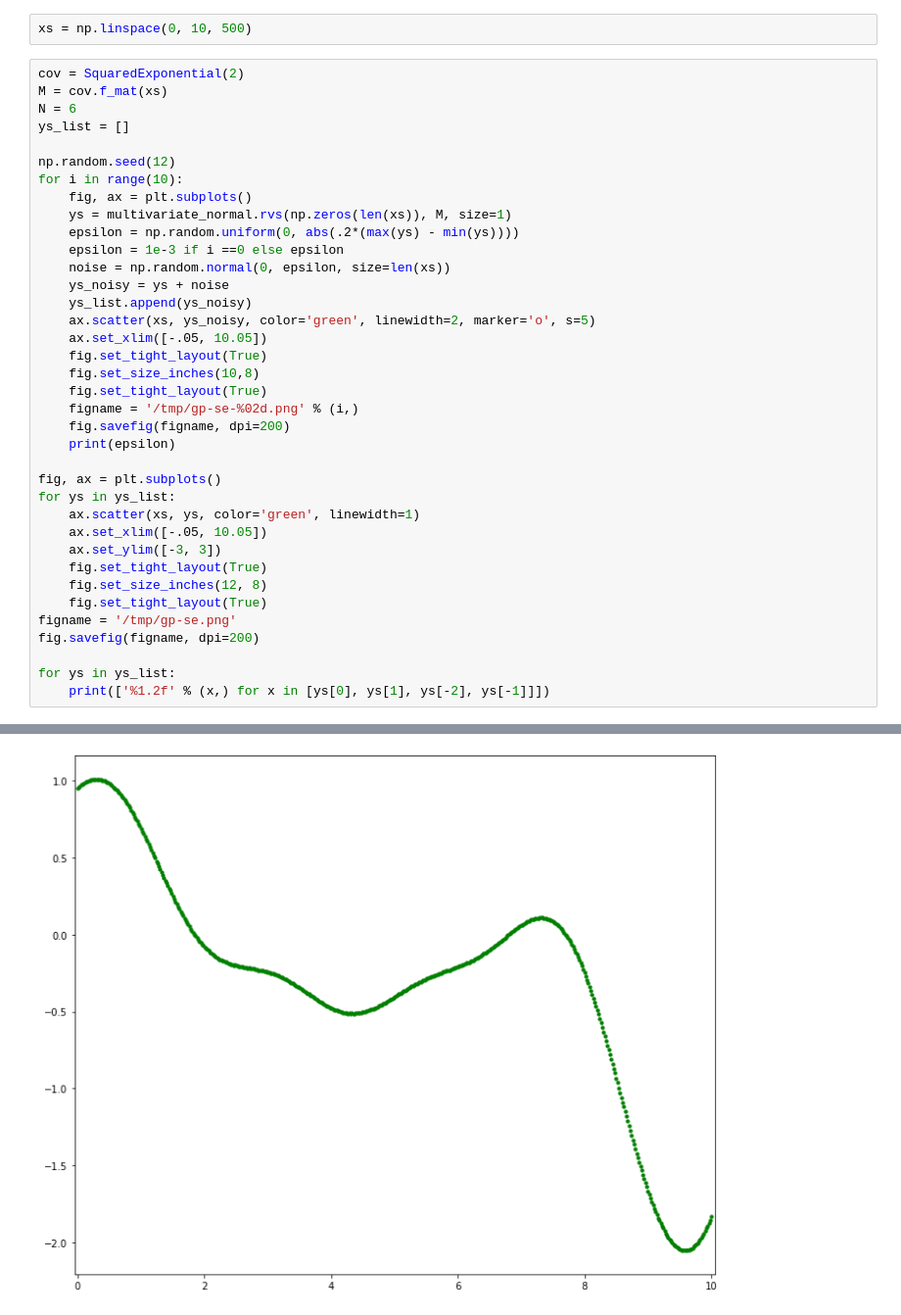
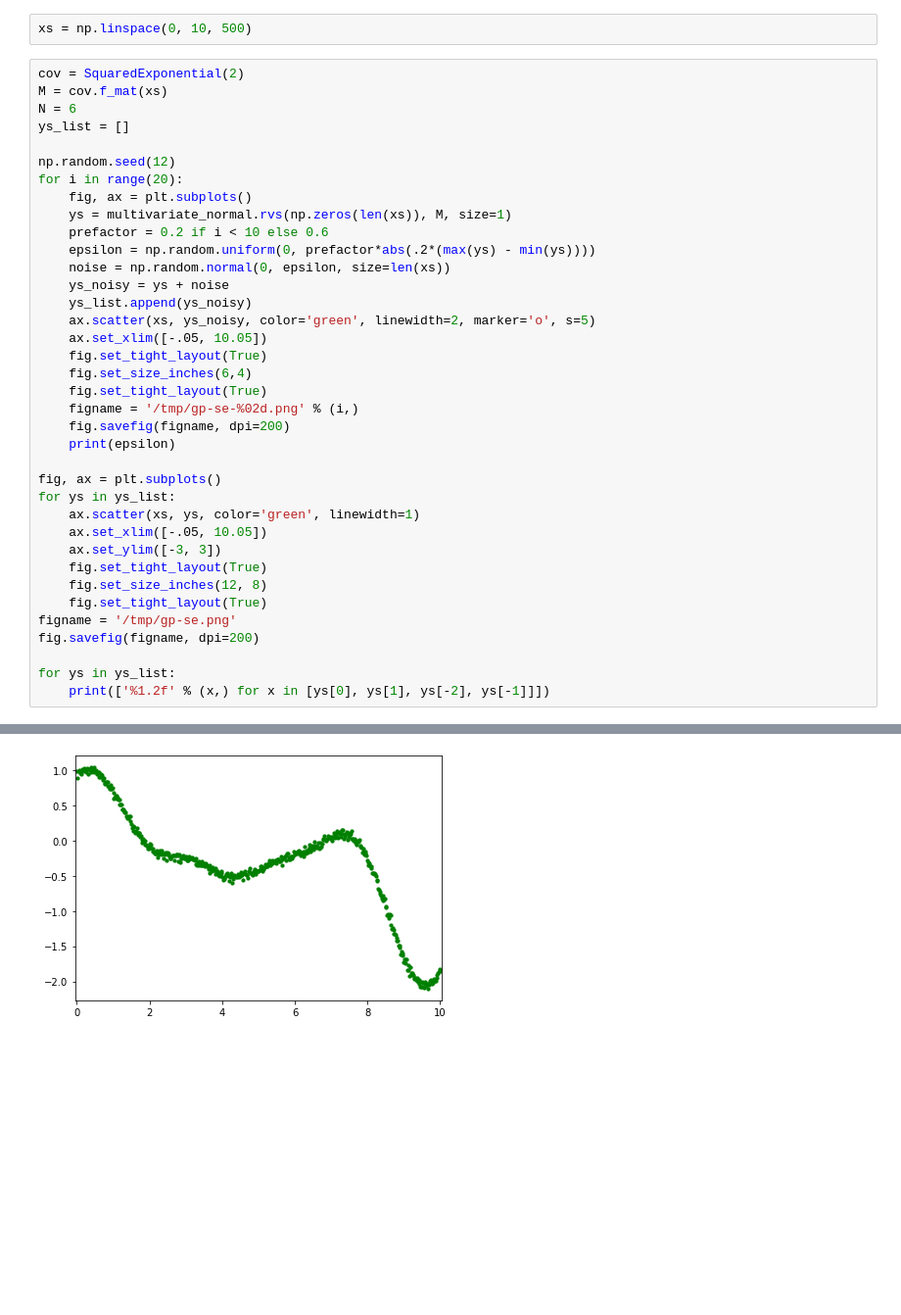
Before and after one commit to probsys/sppl, a Jupyter notebook: src/gp_realizations_many.ipynb, the cells around one changed output, grey strips where cells are left out. Shown at 98% size. Saved outputs shown, nothing was run; the diff lists cells and outputs as text; blank space fills up the shorter version.

```diff
--- a/src/gp_realizations_many.ipynb
+++ b/src/gp_realizations_many.ipynb
@@ -106,18 +106,18 @@ N = 6
 ys_list = []
 
 np.random.seed(12)
-for i in range(10):
+for i in range(20):
     fig, ax = plt.subplots()
     ys = multivariate_normal.rvs(np.zeros(len(xs)), M, size=1)
-    epsilon = np.random.uniform(0, abs(.2*(max(ys) - min(ys))))
-    epsilon = 1e-3 if i ==0 else epsilon
+    prefactor = 0.2 if i < 10 else 0.6
+    epsilon = np.random.uniform(0, prefactor*abs(.2*(max(ys) - min(ys))))
     noise = np.random.normal(0, epsilon, size=len(xs))
     ys_noisy = ys + noise
     ys_list.append(ys_noisy)
     ax.scatter(xs, ys_noisy, color='green', linewidth=2, marker='o', s=5)
     ax.set_xlim([-.05, 10.05])
     fig.set_tight_layout(True)
-    fig.set_size_inches(10,8)
+    fig.set_size_inches(6,4)
     fig.set_tight_layout(True)
     figname = '/tmp/gp-se-%02d.png' % (i,)
     fig.savefig(figname, dpi=200)
@@ -160 +180 @@ for ys in ys_list:
-[figure, old version]
+[figure, new version]
```
Also changed, not shown: parts of 3 cells of this notebook.
